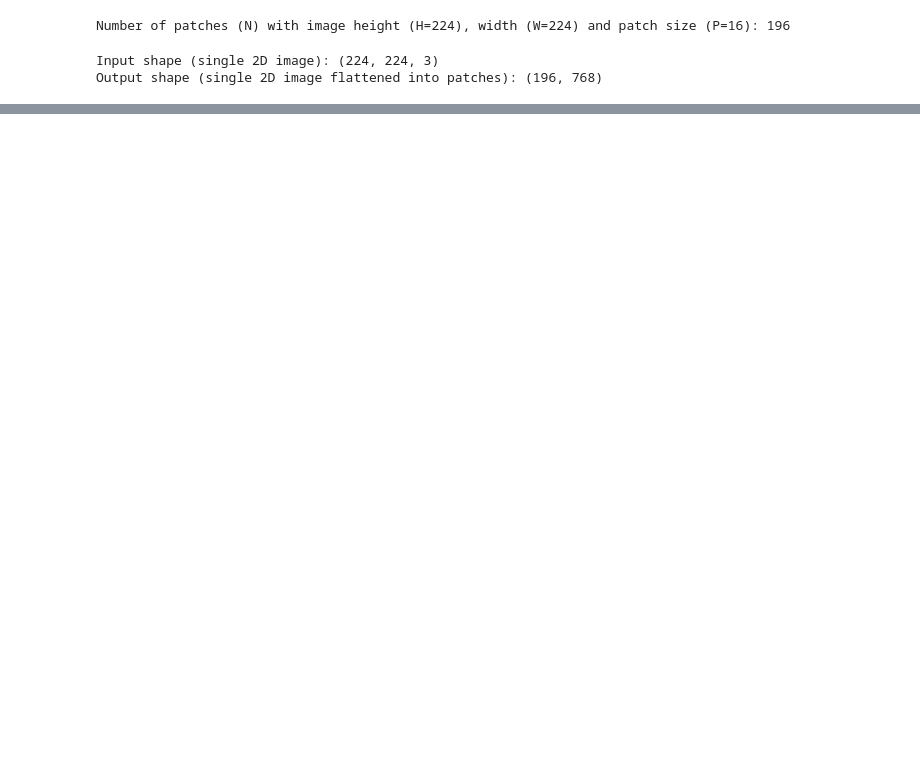
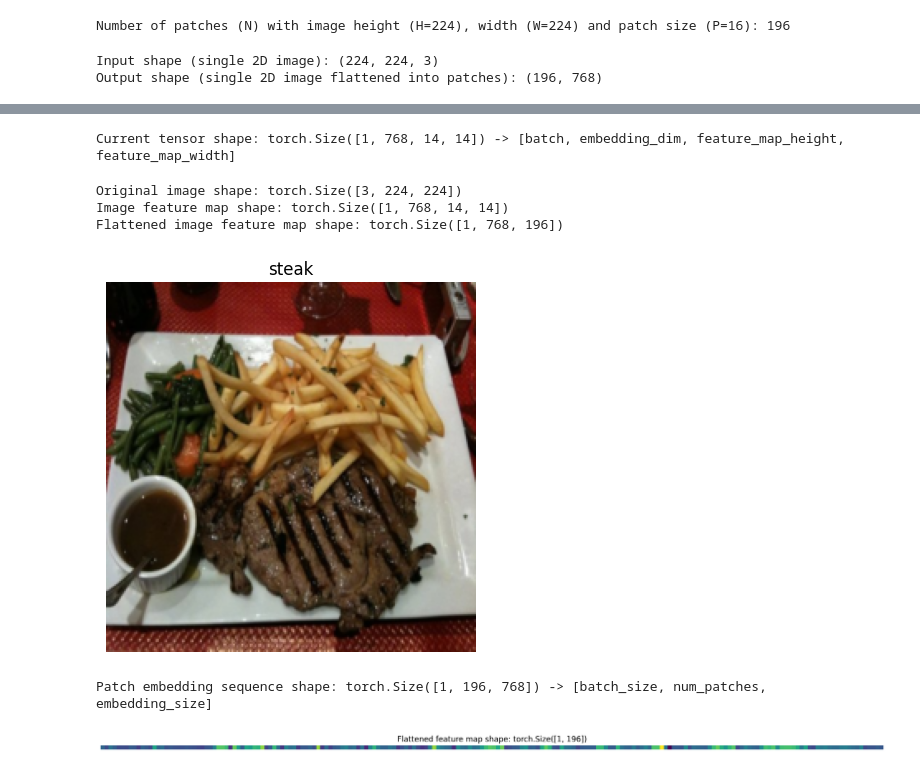
Before and after one commit to samratrajsharma/PyTorch_Deep_Learning, a Jupyter notebook: ViT_Paper_Implementation.ipynb, the cells around one changed output, grey strips where cells are left out. Drawn from its saved outputs; the diff is of its cells as text; code cells hidden in the pictures; blank space fills up the shorter version.

```diff
--- a/ViT_Paper_Implementation.ipynb
+++ b/ViT_Paper_Implementation.ipynb
@@ -184,0 +244,37 @@ Patch size: 16 pixels x 16 pixels
+# %%
+print(f"Current tensor shape: {image_out_of_conv.shape} -> [batch, embedding_dim, feature_map_height, feature_map_width]")
+# %% [output]
+Current tensor shape: torch.Size([1, 768, 14, 14]) -> [batch, embedding_dim, feature_map_height, feature_map_width]
+# %%
+flatten = nn.Flatten(start_dim = 2,
+end_dim = 3)
+# %%
+plt.imshow(image.permute(1, 2, 0))
+plt.title(class_names[label])
+plt.axis(False);
+print(f"Original image shape: {image.shape}")
+
+image_out_of_conv = conv2d(image.unsqueeze(0))
+print(f"Image feature map shape: {image_out_of_conv.shape}")
+
+image_out_of_conv_flattened = flatten(image_out_of_conv)
+print(f"Flattened image feature map shape: {image_out_of_conv_flattened.shape}")
+# %% [output]
+Original image shape: torch.Size([3, 224, 224])
+Image feature map shape: torch.Size([1, 768, 14, 14])
+Flattened image feature map shape: torch.Size([1, 768, 196])
+[figure, added]
+# %%
+image_out_of_conv_flattened_reshaped = image_out_of_conv_flattened.permute(0, 2, 1)
+print(f"Patch embedding sequence shape: {image_out_of_conv_flattened_reshaped.shape} -> [batch_size, num_patches, embedding_size]")
+# %% [output]
+Patch embedding sequence shape: torch.Size([1, 196, 768]) -> [batch_size, num_patches, embedding_size]
+# %%
+single_flattened_feature_map = image_out_of_conv_flattened_reshaped[:, :, 0]
+
+plt.figure(figsize=(22, 22))
+plt.imshow(single_flattened_feature_map.detach().numpy())
+plt.title(f"Flattened feature map shape: {single_flattened_feature_map.shape}")
+plt.axis(False);
+# %% [output]
+[figure, added]
```
Also changed, not shown: parts of 35 cells of this notebook.
